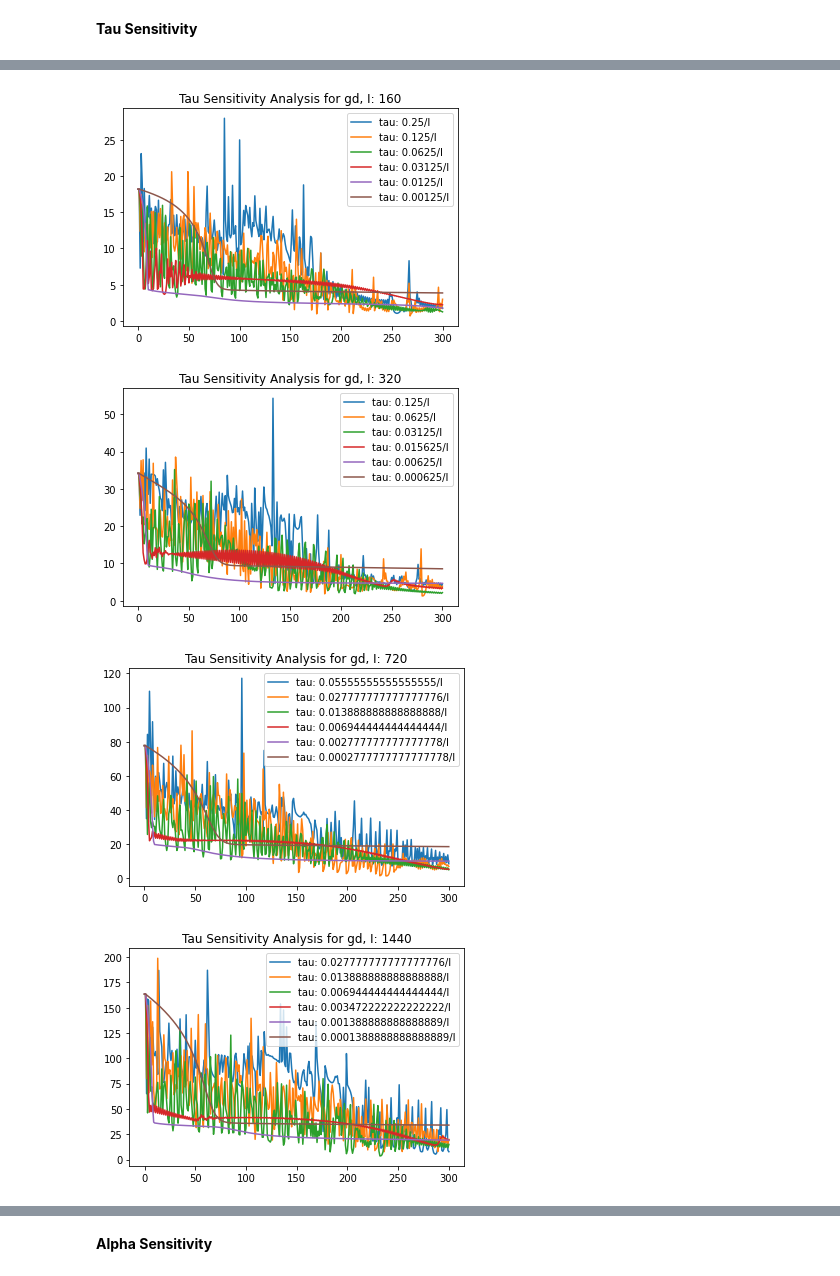
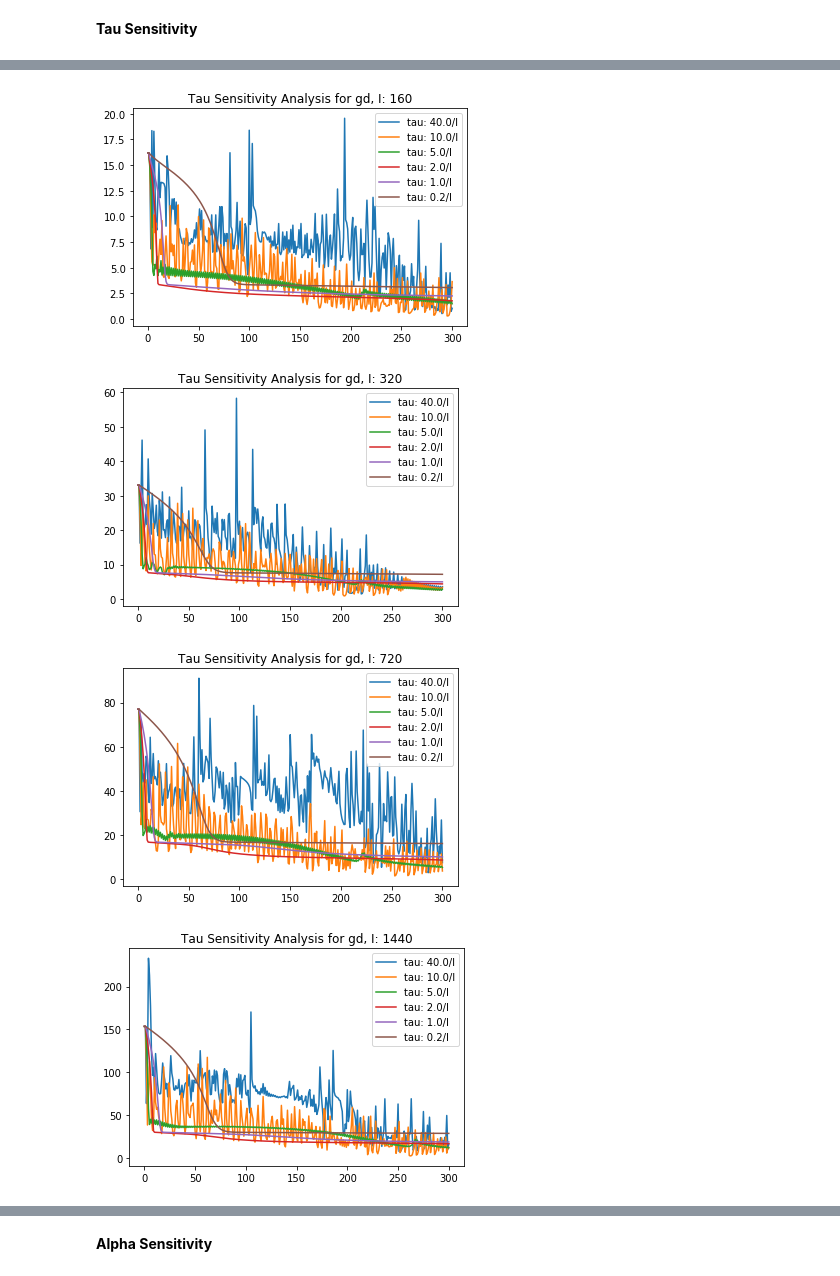
Before and after one commit to isakhammer/deep-learning-project, a Jupyter notebook: project.ipynb, the cells around one changed output, grey strips where cells are left out. Drawn from its saved outputs; the diff is of its cells as text; code cells hidden in the pictures.

```diff
--- a/project.ipynb
+++ b/project.ipynb
@@ -597,7 +579,7 @@ d_0 = 2
 d = 4
 I = 600
 max_it = 300
-tau = 0.1
+tauxI = 2
 
 
 def tau_sensitivity(method="gd"):
@@ -632,14 +614,14 @@ def tauI_sensitivity(I, method="gd"):
     #Y = scale(b["Y"])
     d_0 = Y.shape[0]
 
-    var = np.array([ 40, 20, 10, 5, 2, 0.2])/I
+    var = np.array([ 40, 10, 5, 2, 1, 0.2])/I
     it = np.arange(0,max_it+1)
 
     for i in range(len(var)):
         tau = var[i]
         th = initialize_weights(d_0, d, K)
         JJ,th = train(c, d, d_0, K, h, Y, th, tau=tau, max_it=max_it, method=method)
-        plt.plot(it, JJ, label="tau: "+ str(tau) + "/I")
+        plt.plot(it, JJ, label="tau: "+ str(tau*I) + "/I")
 
     plt.title("Tau Sensitivity Analysis for " + method + ", I: "+str(I))
     plt.legend()
@@ -655,4 +637,4 @@ for i in I:
-[figure, old version]
+[figure, new version]
-[figure, old version]
+[figure, new version]
-[figure, old version]
+[figure, new version]
-[figure, old version]
+[figure, new version]
```
Also changed, not shown: parts of 12 cells of this notebook.
